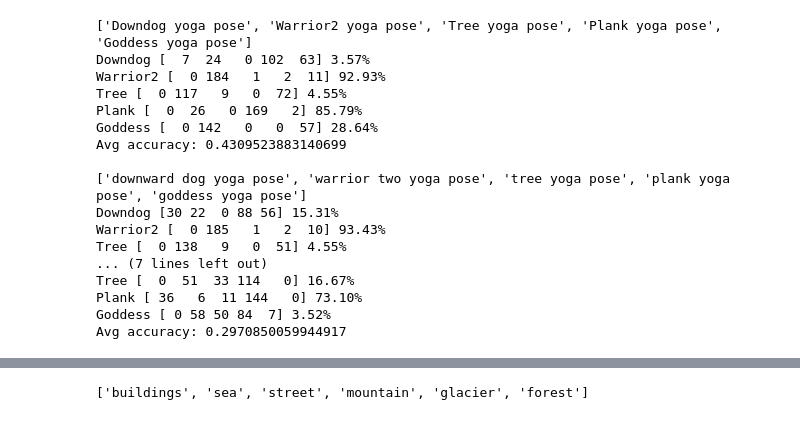
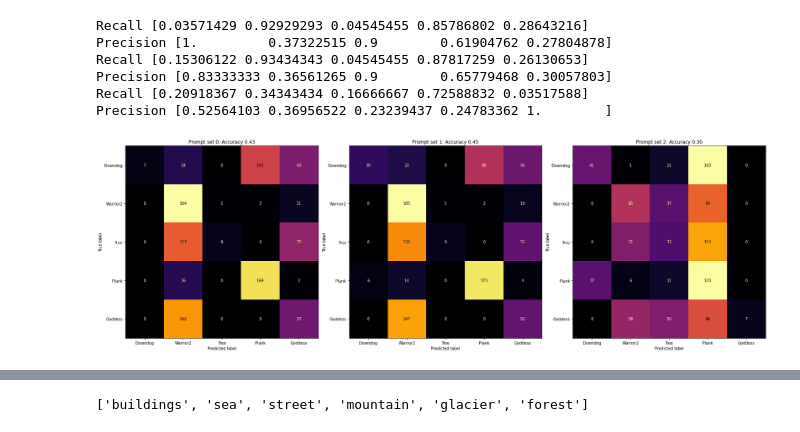
Before and after one commit to dylanv/clipsperiments, a Jupyter notebook: notebooks/clip_one_shot.ipynb, the cells around one changed output, grey strips where cells are left out. Cells and saved outputs as stored; diff of their text form; code cells hidden in the pictures.

```diff
--- a/notebooks/clip_one_shot.ipynb
+++ b/notebooks/clip_one_shot.ipynb
@@ -122,43 +67,26 @@ CLIPFeatureExtractor {
-# %%
-prompt_set = [[cls + " yoga pose" for cls in classes],
-              ["downward dog yoga pose", "warrior two yoga pose", "tree yoga pose", "plank yoga pose", "goddess yoga pose"],
-              ["Adho mukha svanasana", "Virabhadrasana II", "Vrikshasana", "Phalakasana", "Utkata Konasana"]]
-with torch.no_grad():
-    for prompts in prompt_set:
-        print(prompts)
-        acc_total = 0
-        for i, cls in enumerate(classes):
-            image_paths = list((yoga_data_path / cls).glob("*.jpg"))
-            images = [Image.open(p) for p in image_paths]
-
-            inputs = processor(text=prompts, images=images, return_tensors="pt", padding=True).to("cuda")
-
-            outputs = model(**inputs)
-            logits_per_image = outputs.logits_per_image  # this is the image-text similarity score
-            probs = logits_per_image.softmax(dim=1).cpu().numpy()
-            preds = np.bincount(probs.argmax(1), minlength=len(classes))
-            acc = preds[i]/len(image_paths)
-            print(f"{cls} {preds} {100*acc:.2f}%")
-            acc_total += acc
-        print(f"Avg accuracy: {acc_total/len(classes)}")
-        print()
-
-        # print(cls, [classes[idx] for idx in probs.argmax(1)])
-# %% [output]
-['Downdog yoga pose', 'Warrior2 yoga pose', 'Tree yoga pose', 'Plank yoga pose', 'Goddess yoga pose']
-Downdog [  7  24   0 102  63] 3.57%
-Warrior2 [  0 184   1   2  11] 92.93%
-Tree [  0 117   9   0  72] 4.55%
-Plank [  0  26   0 169   2] 85.79%
-Goddess [  0 142   0   0  57] 28.64%
-Avg accuracy: 0.4309523883140699
-
-['downward dog yoga pose', 'warrior two yoga pose', 'tree yoga pose', 'plank yoga pose', 'goddess yoga pose']
-Downdog [30 22  0 88 56] 15.31%
-Warrior2 [  0 185   1   2  10] 93.43%
-Tree [  0 138   9   0  51] 4.55%
-... (7 lines left out)
-Tree [  0  51  33 114   0] 16.67%
-Plank [ 36   6  11 144   0] 73.10%
-Goddess [ 0 58 50 84  7] 3.52%
-Avg accuracy: 0.2970850059944917
+# %%
+from utils.inference import evaluate_prompt_set_for_classes
+from sklearn.metrics import ConfusionMatrixDisplay, recall_score, precision_score, accuracy_score
+
+prompt_set = [[ cls + " yoga pose" for cls in yoga_classes.keys()],
+              ["downward dog yoga pose", "warrior two yoga pose", "tree yoga pose", "plank yoga pose", "goddess yoga pose"],
+              ["Adho mukha svanasana", "Virabhadrasana II", "Vrikshasana", "Phalakasana", "Utkata Konasana"]]
+fig, axes = plt.subplots(1, 3, figsize=(24, 8))
+for idx, prompts in enumerate(prompt_set):
+    preds, labels = evaluate_prompt_set_for_classes(model, processor, yoga_classes, prompts, device)
+    recall = recall_score(labels, preds, average=None)
+    precision = precision_score(labels, preds, average=None)
+    accuracy = accuracy_score(labels, preds)
+    print("Recall", recall)
+    print("Precision", precision)
+    ConfusionMatrixDisplay.from_predictions(labels, preds, display_labels=list(yoga_classes.keys()), ax=axes[idx], colorbar=False, cmap="inferno")
+    axes[idx].set_title(f"Prompt set {idx}: Accuracy {accuracy:.2f}")
+fig.tight_layout()
+# %% [output]
+Recall [0.03571429 0.92929293 0.04545455 0.85786802 0.28643216]
+Precision [1.         0.37322515 0.9        0.61904762 0.27804878]
+Recall [0.15306122 0.93434343 0.04545455 0.87817259 0.26130653]
+Precision [0.83333333 0.36561265 0.9        0.65779468 0.30057803]
+Recall [0.20918367 0.34343434 0.16666667 0.72588832 0.03517588]
+Precision [0.52564103 0.36956522 0.23239437 0.24783362 1.        ]
+[figure, added]
```
Also changed, not shown: parts of 10 cells of this notebook, 3 other files.
